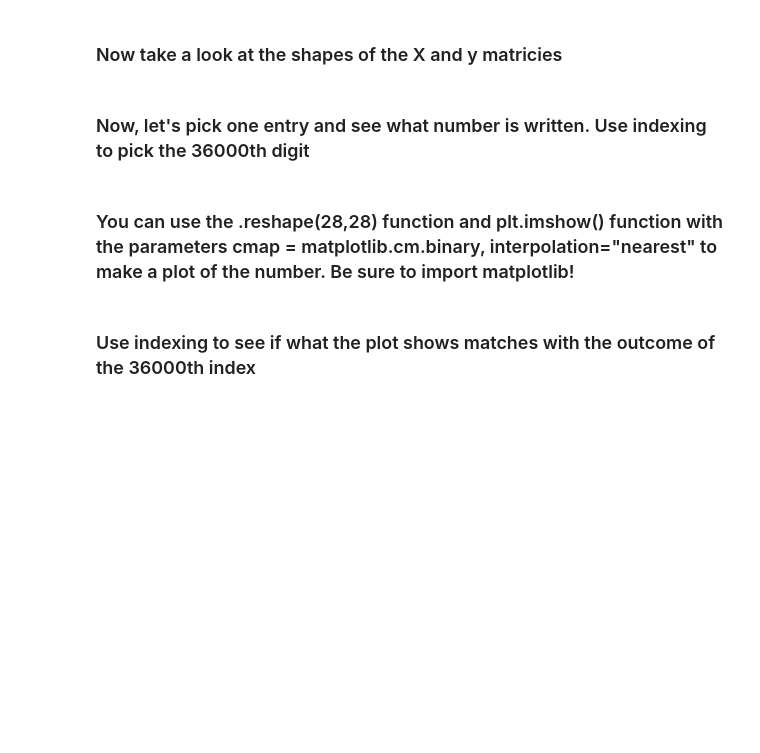
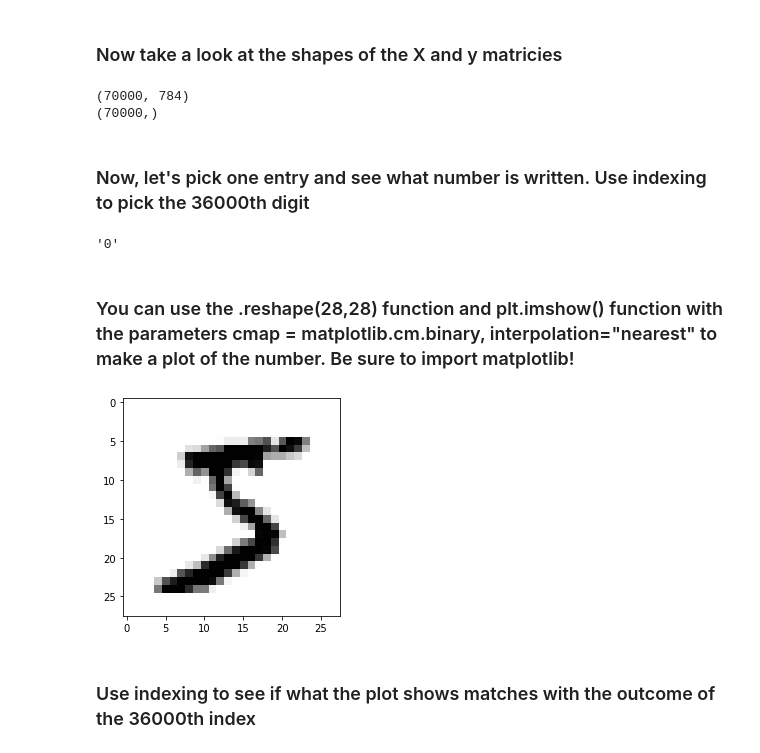
Before and after one commit to ironhack-datalabs/dataV2-labs, a Jupyter notebook: module-3/Evaluation-Recall-and-Precision/your-code/main.ipynb, the cells around one changed output. Saved outputs shown, nothing was run; the diff lists cells and outputs as text; code cells hidden in the pictures; blank space fills up the shorter version.

```diff
--- a/module-3/Evaluation-Recall-and-Precision/your-code/main.ipynb
+++ b/module-3/Evaluation-Recall-and-Precision/your-code/main.ipynb
@@ -4,14 +4,38 @@
 ### We are going to use a dataset of written numbers which we can import from sklearn. Run the code below to do so.
 # %%
 import numpy as np
-from sklearn.datasets import fetch_mldata
-mnist = fetch_mldata('MNIST original')
-X, y = mnist['data'], mnist['target']
+#from sklearn.datasets import fetch_mldata
+#mnist = fetch_mldata('MNIST original')
+#X, y = mnist['data'], mnist['target']
+
+from sklearn.datasets import fetch_openml
+mnist = fetch_openml('mnist_784')
+X = mnist['data']
+y = mnist['target']
 # %% [markdown]
 ### Now take a look at the shapes of the X and y matricies
+# %%
+#70000 rows and 784 columns or values
+print(X.shape)
+print(y.shape)
+# %% [output]
+(70000, 784)
+(70000,)
 # %% [markdown]
 ### Now, let's pick one entry and see what number is written. Use indexing to pick the 36000th digit
+# %%
+y[35999]
+# %% [output]
+'0'
 # %% [markdown]
 ### You can use the .reshape(28,28) function and plt.imshow() function with the parameters cmap = matplotlib.cm.binary, interpolation="nearest" to make a plot of the number. Be sure to import matplotlib!
+# %%
+import matplotlib.pyplot as plt
+import matplotlib
+
+plt.imshow(X[0,:].reshape(28,28), cmap=matplotlib.cm.binary, interpolation='nearest')
+plt.show()
+# %% [output]
+[figure, added]
 # %% [markdown]
 ### Use indexing to see if what the plot shows matches with the outcome of the 36000th index
```
Also changed, not shown: parts of 14 cells of this notebook, 3 other files.
